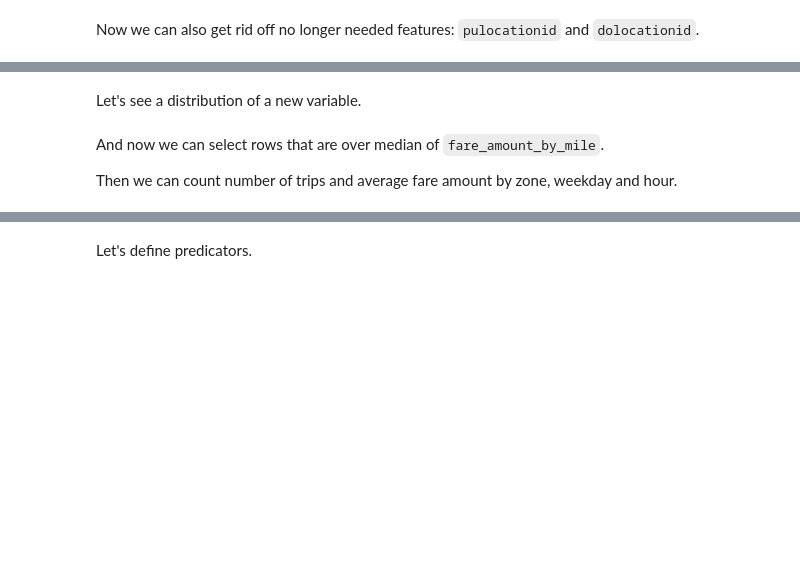
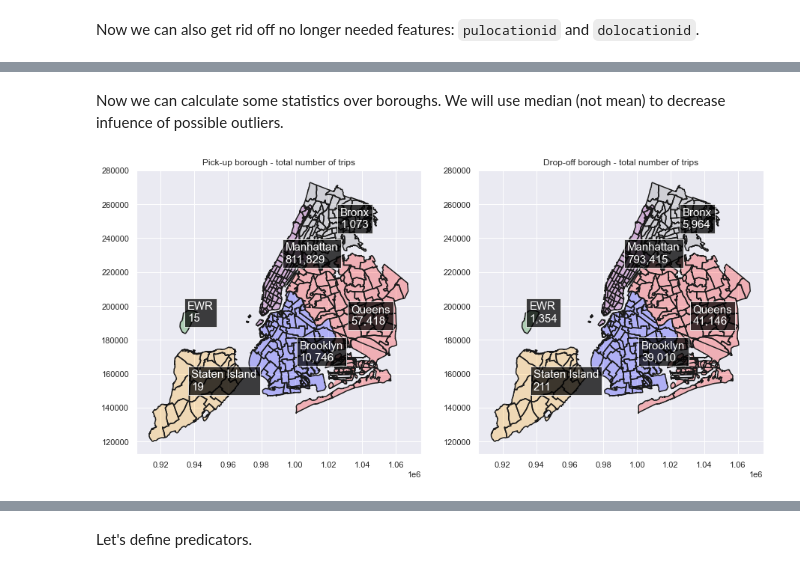
Before and after one commit to jakubgierasimczyk/yellow_taxi, a Jupyter notebook: yellow_taxi.ipynb, the cells around one changed output, grey strips where cells are left out. Drawn from its saved outputs; the diff is of its cells as text; code cells hidden in the pictures; blank space fills up the shorter version.

```diff
--- a/yellow_taxi.ipynb
+++ b/yellow_taxi.ipynb
@@ -508,8 +465,33 @@ Let's add one more variable to out dataset. It will be fare amount by one mile o
 # %%
 data['fare_amount_by_mile'] = data['fare_amount'] / data['trip_distance']
-# %% [markdown]
-Let's see a distribution of a new variable.
-# %% [markdown]
-And now we can select rows that are over median of `fare_amount_by_mile`.
-
-Then we can count number of trips and average fare amount by zone, weekday and hour.
+# %% [markdown]
+Now we can calculate some statistics over boroughs. We will use median (not mean) to decrease infuence of possible outliers.
+# %%
+# Statisitcs for pick-up location by borough.
+pickup = data.groupby(by=['pickup_borough'], as_index=False).agg(
+    median_fare_amount=('fare_amount', np.median),
+    median_fare_amount_by_trip=('fare_amount_by_mile', np.median),
+    median_trip_distance=('trip_distance', np.median),
+    total_number_of_trips=('fare_amount', 'count'),
+)
+
+
+# The same calculatiions with drop-off locations.
+dropoff = data.groupby(by=['dropoff_borough'], as_index=False).agg(
+    median_fare_amount=('fare_amount', np.median),
+    median_fare_amount_by_trip=('fare_amount_by_mile', np.median),
+    median_trip_distance=('trip_distance', np.median),
+    total_number_of_trips=('fare_amount', 'count'),
+)
+# %%
+fig, ax = plt.subplots(1, 2, figsize = (15, 7))
+borough_map("Pick-up borough - total number of trips",
+            df = maps,
+            ax = ax[0],
+            labels={f'{x[1]}': "{:,.0f}".format(x[2]) for x in pickup[['pickup_borough', 'total_number_of_trips']].itertuples()})
+borough_map("Drop-off borough - total number of trips",
+            df = maps,
+            ax = ax[1],
+            labels={f'{x[1]}': "{:,.0f}".format(x[2]) for x in dropoff[['dropoff_borough', 'total_number_of_trips']].itertuples()})
+# %% [output]
+[figure, added]
```
Also changed, not shown: parts of 127 cells of this notebook, 1 other file.
